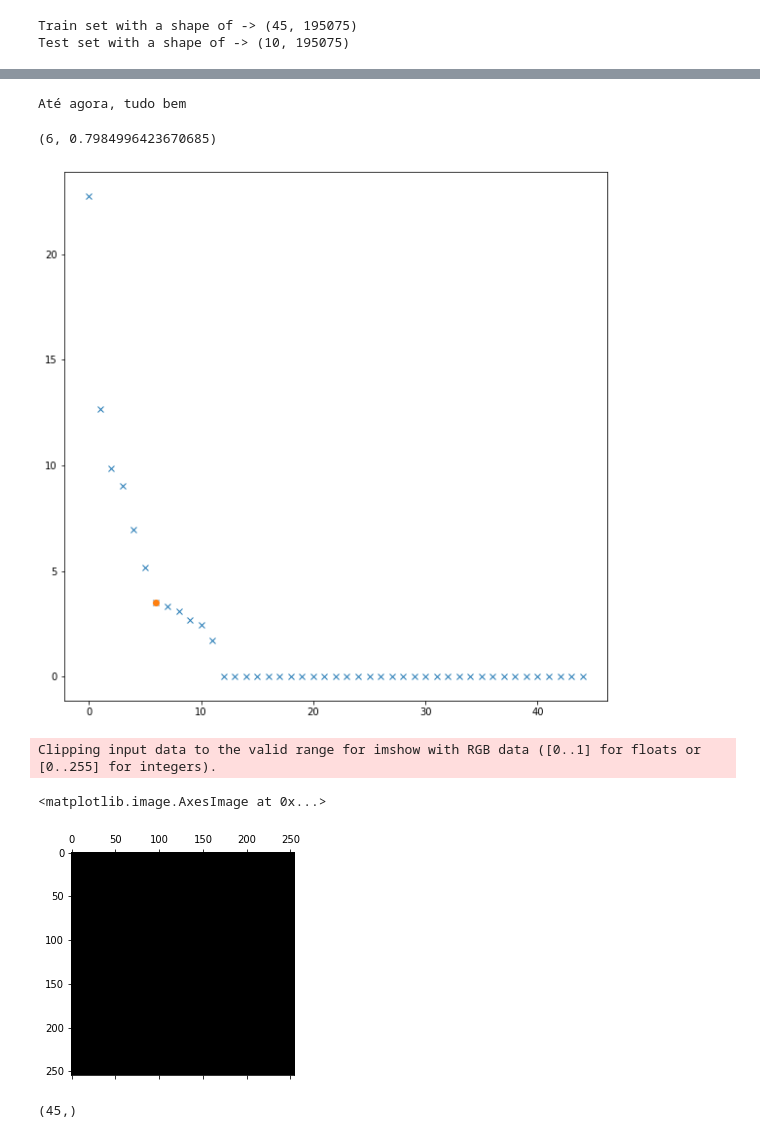
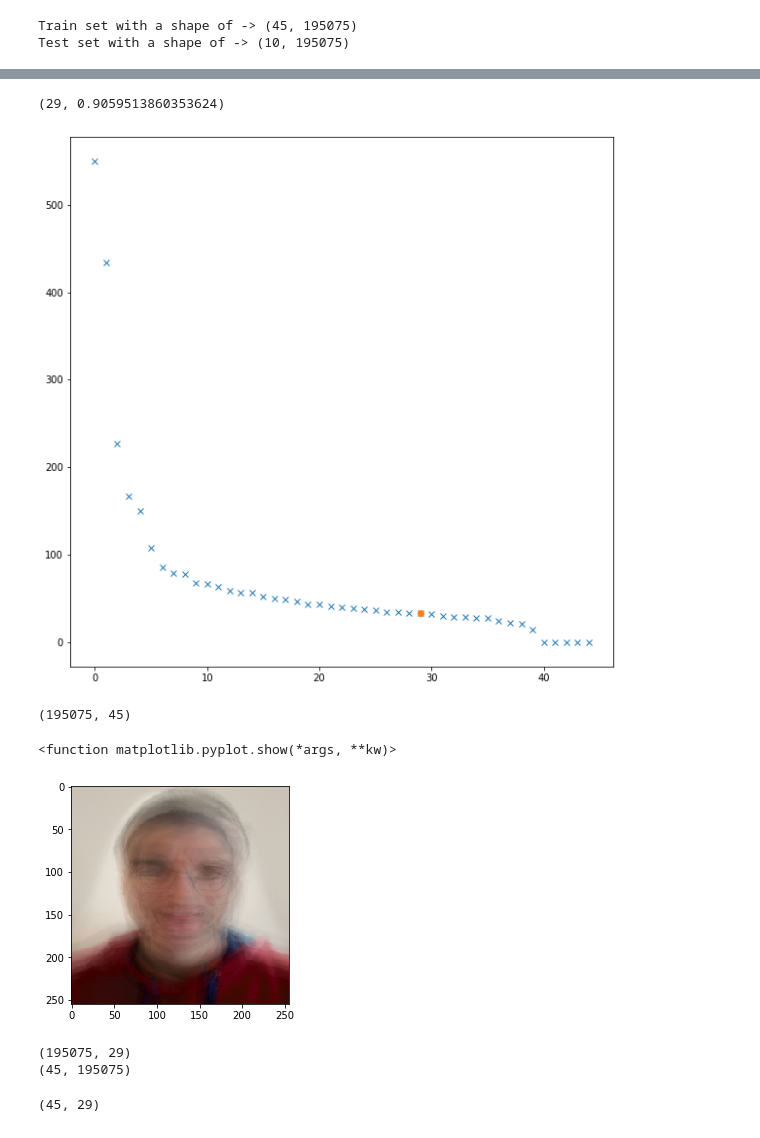
Before and after one commit to GuilhermeViveiros/Face-Recognition, a Jupyter notebook: PCA&FaceRecognition.ipynb, the cells around one changed output, grey strips where cells are left out. Cells and saved outputs as stored; diff of their text form; code cells hidden in the pictures.

```diff
--- a/PCA&FaceRecognition.ipynb
+++ b/PCA&FaceRecognition.ipynb
@@ -32,13 +33,15 @@ def set_dataset(path,number_images, width, height):
     #o 3 vem do RGB
     train_set = np.empty(shape=(number_images,width,height,3));
     test_set = np.empty(shape=(2*5,width,height,3));
+    answer_test = [];
 
-    tmp_train_set = 0;
-    tmp_test_set = 0;
 
     mlfaces = os.listdir(os.path.expanduser(
         path
     ))
+
+    tmp_train_set = 0;
+    tmp_test_set = 0;
 
     for user in mlfaces:
 
@@ -48,34 +51,41 @@ def set_dataset(path,number_images, width, height):
                 path + user
             ))
 
+            tmp = 1;
+
+
             for image in user_images:
 
-                tmp = 1
 
                 if(isImage(image)):
 
                     image_path = path + user + "/" + image
-
+                    #print(image_path)
 
                     im = mpimg.imread(image_path)
 
+
                     if(tmp < 9):
                         train_set[tmp_train_set] = im;
-                    else : test_set[tmp_test_set] = im;
+                        tmp_train_set = tmp_train_set+1;
+                    else :
+                        test_set[tmp_test_set] = im;
+                        answer_test.append(user);
+                        tmp_test_set = tmp_test_set+1;
 
-            tmp = tmp+1;
-            tmp_train_set = tmp_train_set+1;
-            tmp_test_set = tmp_test_set+1;
+
+                    tmp = tmp+1;
 
 
 
-    return train_set,test_set;
+
+    return train_set,test_set,answer_test;
 # %%
 # trainset constituido por 8 imagens de cada elemento(somos 5 por agora) 45 imagens
 # test set consituido por 2 imagens de cada elemento
 # cada imagem tem dimensão  de 1536 × 2048
 
-train_set,test_set = set_dataset(path,45,255,255);
+train_set,test_set,answer_test = set_dataset(path,45,255,255);
 # %%
 print("Train set with a shape of -> " + str(train_set.shape))
 print("Test set with a shape of -> " + str(test_set.shape))
@@ -102,5 +110,3 @@ train_set[:,0].shape
 # %%
 #centralizar a matriz e fazer svd , depois valores singulares ^2 = valores proprios
-means = np.zeros(shape=(1,195075))
-for i in range(0,train_set.shape[1]):
-    means[0,i] = np.mean(train_set[:,i])
+means = np.mean(train_set,0)
@@ -109,3 +119,4 @@ train_set = train_set - means
 # %%
-vet_prop, val_sing, v = np.linalg.svd(train_set,full_matrices=False)
+#quero que os vetores próprios deem -> N por M (n -> numero de elementos) (m -> atributos)
+vet_prop, val_sing, v = np.linalg.svd(train_set.T,full_matrices=False)
 # %%
@@ -132,5 +142,0 @@ print(val_prop)
-# %%
-if(not sum(val_prop) / np.trace(mat_cov) >= 0.001): print("Algo deu errado nos valores próprios!");
-else : print("Até agora, tudo bem")
-# %% [output]
-Até agora, tudo bem
@@ -137,7 +145,7 @@ Até agora, tudo bem
 # %%
 #2) ver quantos valores próprios é que são relevantes
 diag = np.sum(val_prop)
-confianca_alvo = 0.75
+confianca_alvo = 0.9
 k = 0
 confianca = 0
 while confianca < confianca_alvo:
@@ -145,26 +153,28 @@ while confianca < confianca_alvo:
     k += 1
 k, confianca
 # %% [output]
-(6, 0.7984996423670685)
+(29, 0.9059513860353624)
 # %%
 plt.figure(figsize=(10,10))
 M = 45 #representa o número de valores próprios
 t = np.arange(0, M, 1)
 plt.plot(t, val_prop, 'x')
-plt.plot(6, val_prop[6], 'o')
+plt.plot(k, val_prop[k], 'o')
 plt.show()
 # %% [output]
-[figure, old version]
+[figure, new version]
 # %%
 #podemos reparar pelo método do cotovelo que com 3 vetores próprios temos uma boa representação do conjunto de imagens
 #observemos em baixo os primeiros vetores próprios(aqueles que representam melhor o dataset)
+print(vet_prop.shape)
+# %% [output]
+(195075, 45)
 # %%
-display(plt.matshow(np.reshape(v[0], (255,255,3)), cmap='gray'))
+#display(plt.matshow(np.reshape(v[0], (255,255,3)), cmap='gray'))
+from matplotlib import pyplot as PLT
+
+PLT.imshow(np.abs(np.reshape(vet_prop[:,0],(255,255,3))*255))
+PLT.show
 # %% [output]
-Clipping input data to the valid range for imshow with RGB data ([0..1] for floats or [0..255] for integers).
+<function matplotlib.pyplot.show(*args, **kw)>
-<matplotlib.image.AxesImage at 0x...>
-[figure, old version]
+[figure, new version]
-# %%
-vet_prop[0].shape
-# %% [output]
-(45,)
@@ -170,0 +183,6 @@ vet_prop[0].shape
+# %%
+print(W.shape)
+print(train_set.shape)
+# %% [output]
+(195075, 29)
+(45, 195075)
@@ -170,0 +191,5 @@ vet_prop[0].shape
+# %%
+projecao_interna = np.dot(train_set,W)
+print(projecao_interna.shape)
+# %% [output]
+(45, 29)
```
Also changed, not shown: parts of 19 cells of this notebook.
